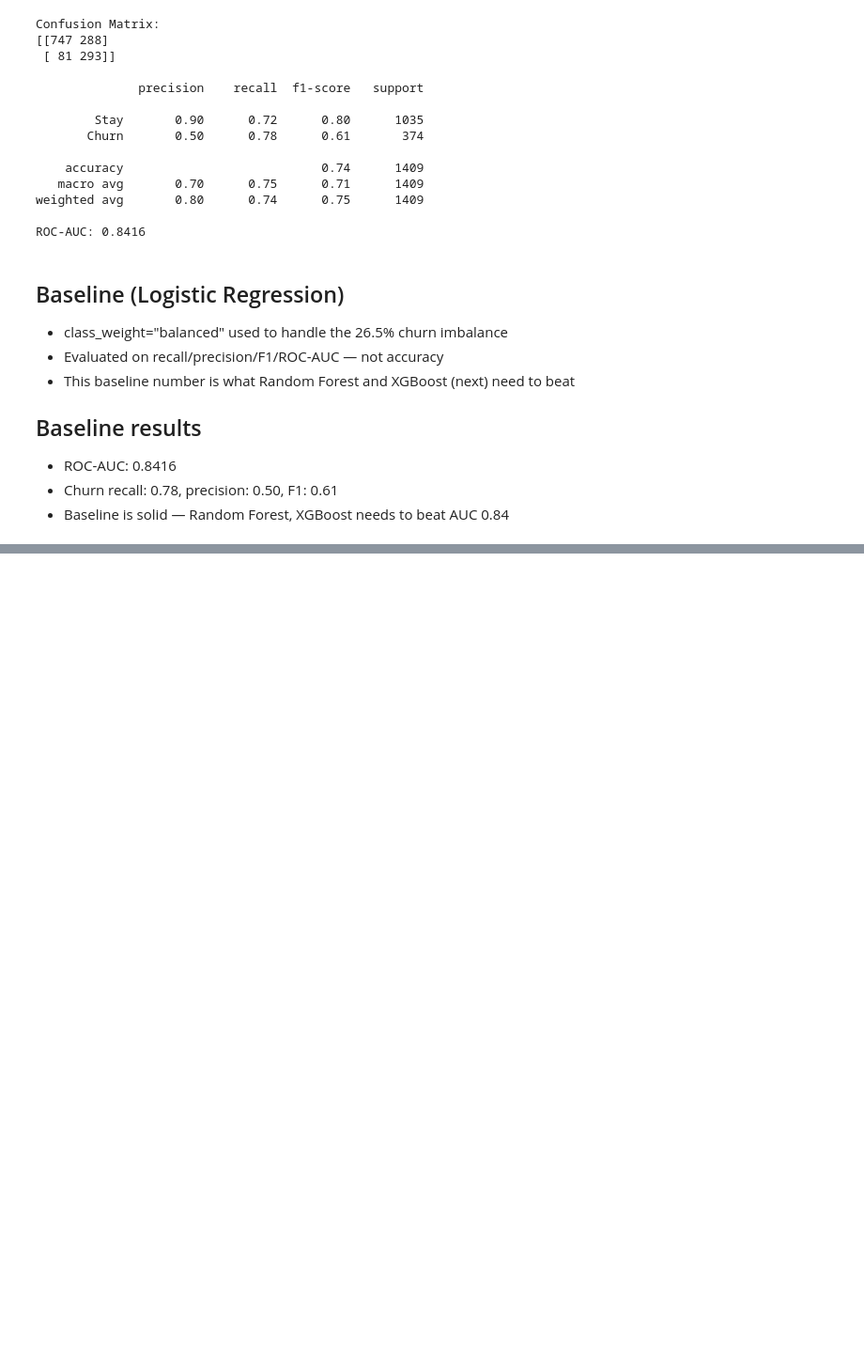
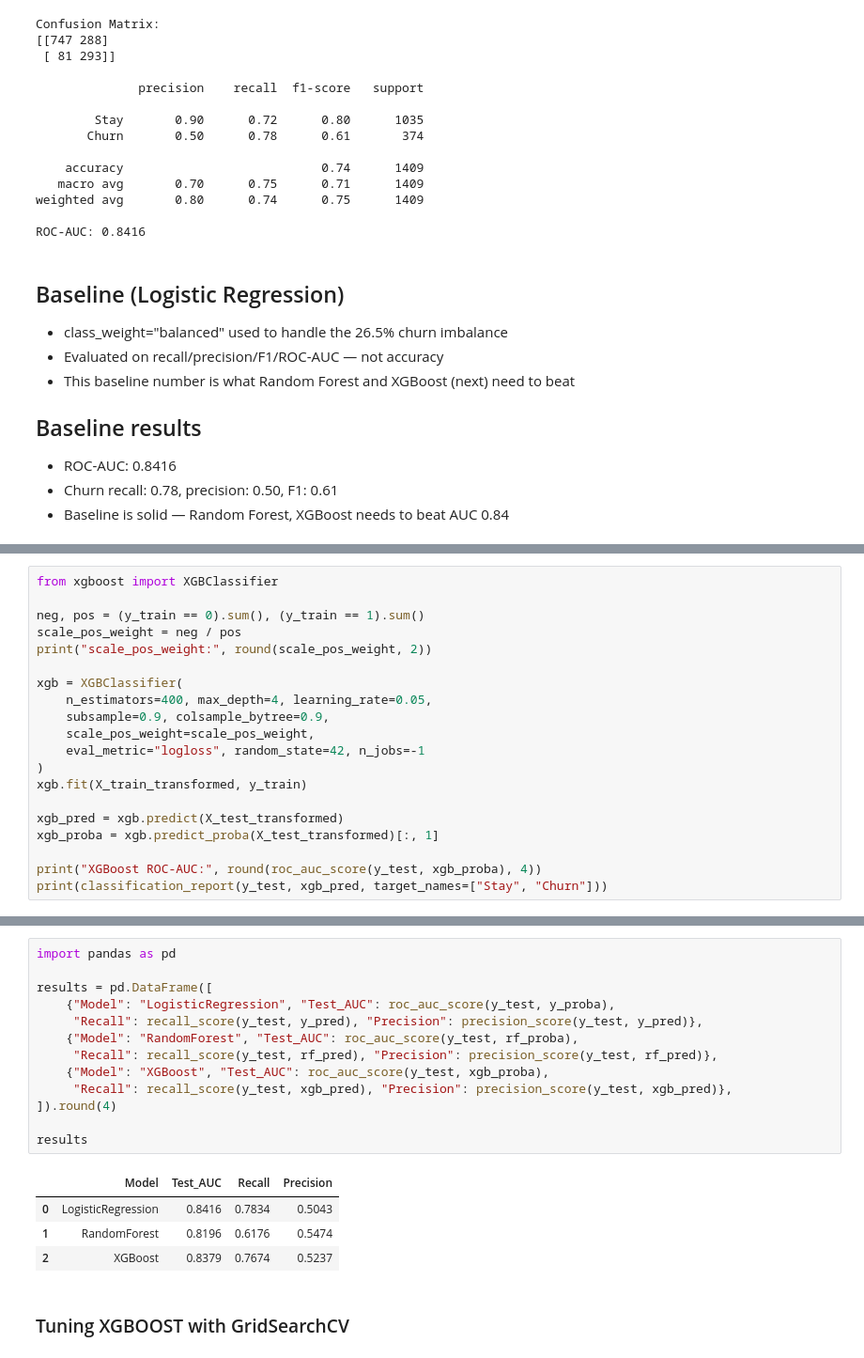
Before and after one commit to lavishsolanki941/Churn-, a Jupyter notebook: churn_prediction.ipynb, the cells around one changed output, grey strips where cells are left out. Shown at 94% size. Saved outputs shown, nothing was run; the diff lists cells and outputs as text; blank space fills up the shorter version.

```diff
--- a/churn_prediction.ipynb
+++ b/churn_prediction.ipynb
@@ -240,0 +266,20 @@ ROC-AUC: 0.8416
+# %%
+from xgboost import XGBClassifier
+
+neg, pos = (y_train == 0).sum(), (y_train == 1).sum()
+scale_pos_weight = neg / pos
+print("scale_pos_weight:", round(scale_pos_weight, 2))
+
+xgb = XGBClassifier(
+    n_estimators=400, max_depth=4, learning_rate=0.05,
+    subsample=0.9, colsample_bytree=0.9,
+    scale_pos_weight=scale_pos_weight,
+    eval_metric="logloss", random_state=42, n_jobs=-1
+)
+xgb.fit(X_train_transformed, y_train)
+
+xgb_pred = xgb.predict(X_test_transformed)
+xgb_proba = xgb.predict_proba(X_test_transformed)[:, 1]
+
+print("XGBoost ROC-AUC:", round(roc_auc_score(y_test, xgb_proba), 4))
+print(classification_report(y_test, xgb_pred, target_names=["Stay", "Churn"]))
@@ -240,0 +309,20 @@ ROC-AUC: 0.8416
+# %%
+import pandas as pd
+
+results = pd.DataFrame([
+    {"Model": "LogisticRegression", "Test_AUC": roc_auc_score(y_test, y_proba),
+     "Recall": recall_score(y_test, y_pred), "Precision": precision_score(y_test, y_pred)},
+    {"Model": "RandomForest", "Test_AUC": roc_auc_score(y_test, rf_proba),
+     "Recall": recall_score(y_test, rf_pred), "Precision": precision_score(y_test, rf_pred)},
+    {"Model": "XGBoost", "Test_AUC": roc_auc_score(y_test, xgb_proba),
+     "Recall": recall_score(y_test, xgb_pred), "Precision": precision_score(y_test, xgb_pred)},
+]).round(4)
+
+results
+# %% [output]
+|  | Model | Test_AUC | Recall | Precision |
+| 0 | LogisticRegression | 0.8416 | 0.7834 | 0.5043 |
+| 1 | RandomForest | 0.8196 | 0.6176 | 0.5474 |
+| 2 | XGBoost | 0.8379 | 0.7674 | 0.5237 |
+# %% [markdown]
+### Tuning XGBOOST with GridSearchCV
```
Also changed, not shown: parts of 5 cells of this notebook, 2 other files.
